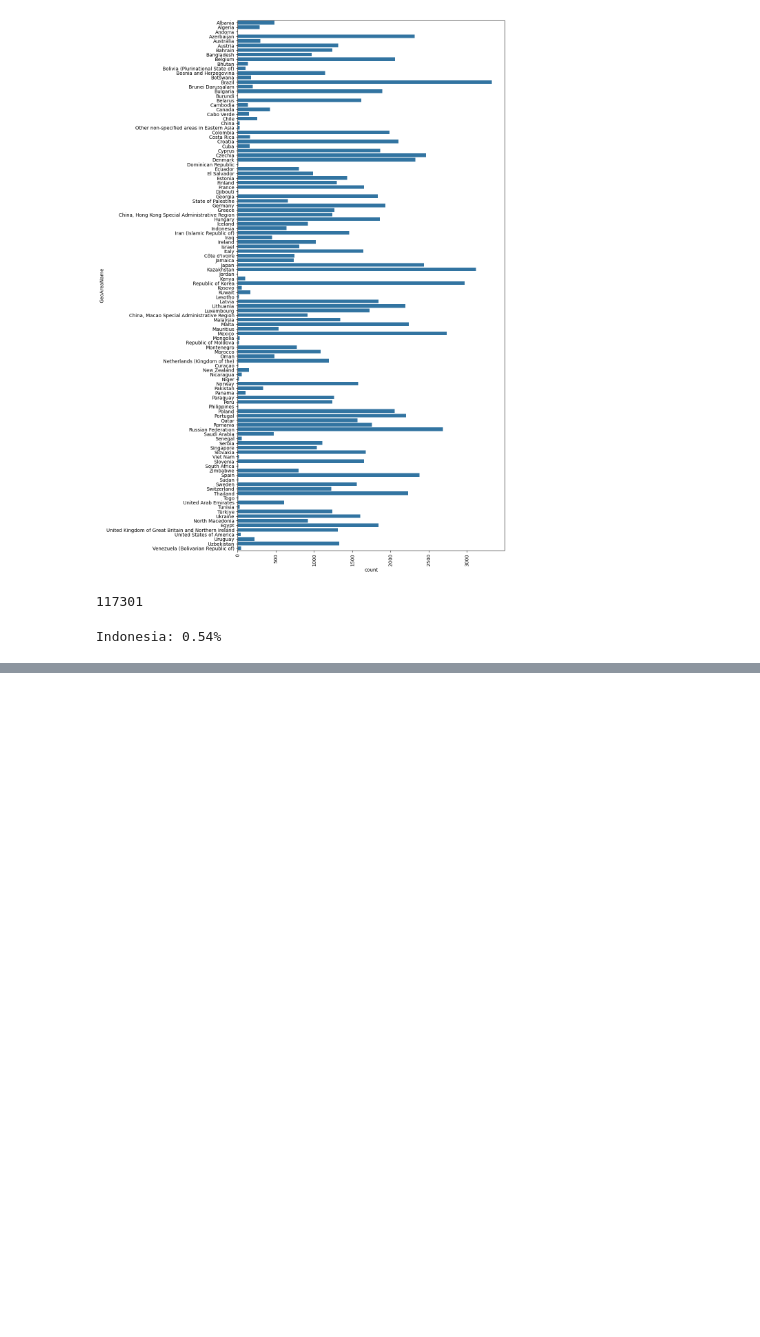
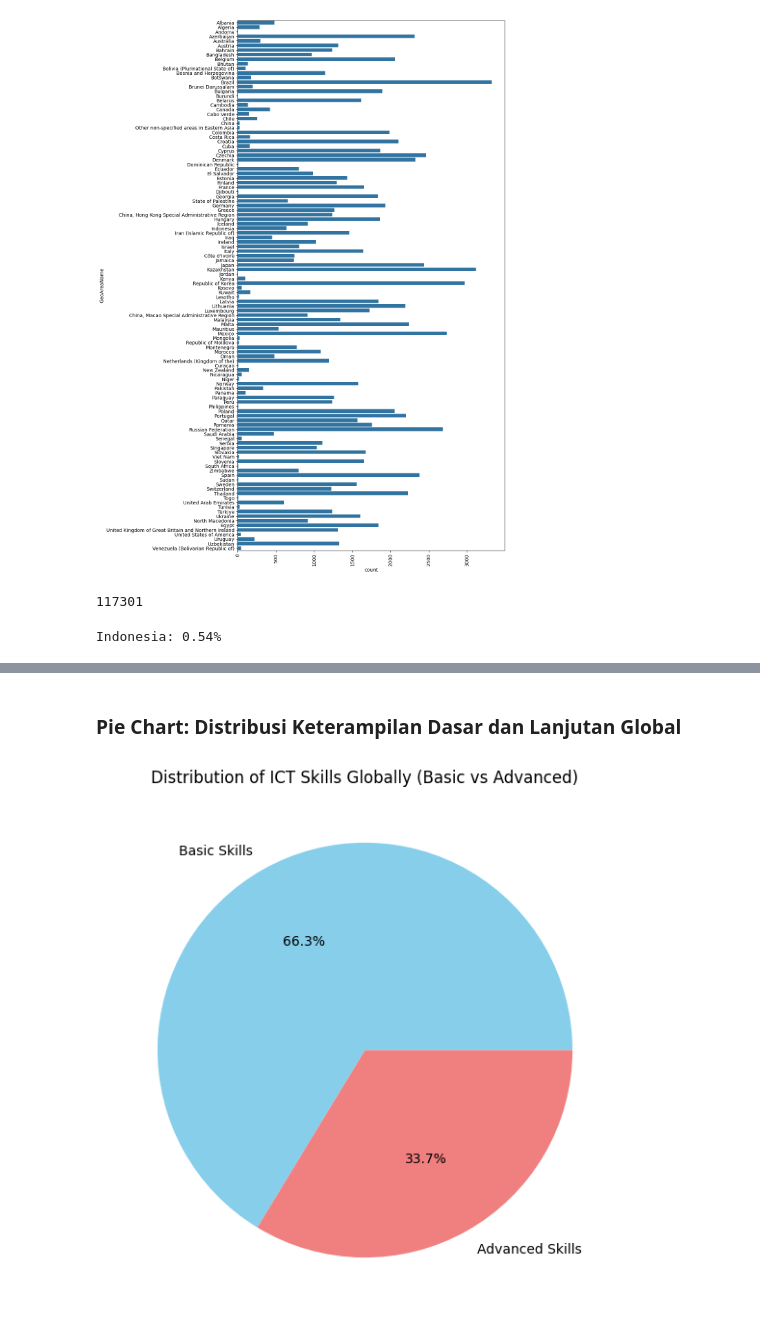
Before and after one commit to novelxv/Analisis-Kesenjangan-Pendidikan-dan-Keterampilan-di-Indonesia-dalam-Konteks-Global, a Jupyter notebook: src/sdg_indicator_4.4.1_ict_skills_analysis.ipynb, the cells around one changed output, grey strips where cells are left out. Cells and saved outputs as stored; diff of their text form; code cells hidden in the pictures; blank space fills up the shorter version.

```diff
--- a/src/sdg_indicator_4.4.1_ict_skills_analysis.ipynb
+++ b/src/sdg_indicator_4.4.1_ict_skills_analysis.ipynb
@@ -238,0 +312,14 @@ data_441_indonesia
+# %% [markdown]
+### Pie Chart: Distribusi Keterampilan Dasar dan Lanjutan Global
+# %%
+# Calculate the total percentage of basic and advanced skills globally
+world_basic_total = data_world_basic['Value'].mean()
+world_advanced_total = data_world_advanced['Value'].mean()
+
+# Pie chart for global data
+plt.figure(figsize=(7, 7))
+plt.pie([world_basic_total, world_advanced_total], labels=['Basic Skills', 'Advanced Skills'], autopct='%1.1f%%', colors=['skyblue', 'lightcoral'])
+plt.title("Distribution of ICT Skills Globally (Basic vs Advanced)")
+plt.show()
+# %% [output]
+[figure, added]
```
Also changed, not shown: parts of 18 cells of this notebook.
